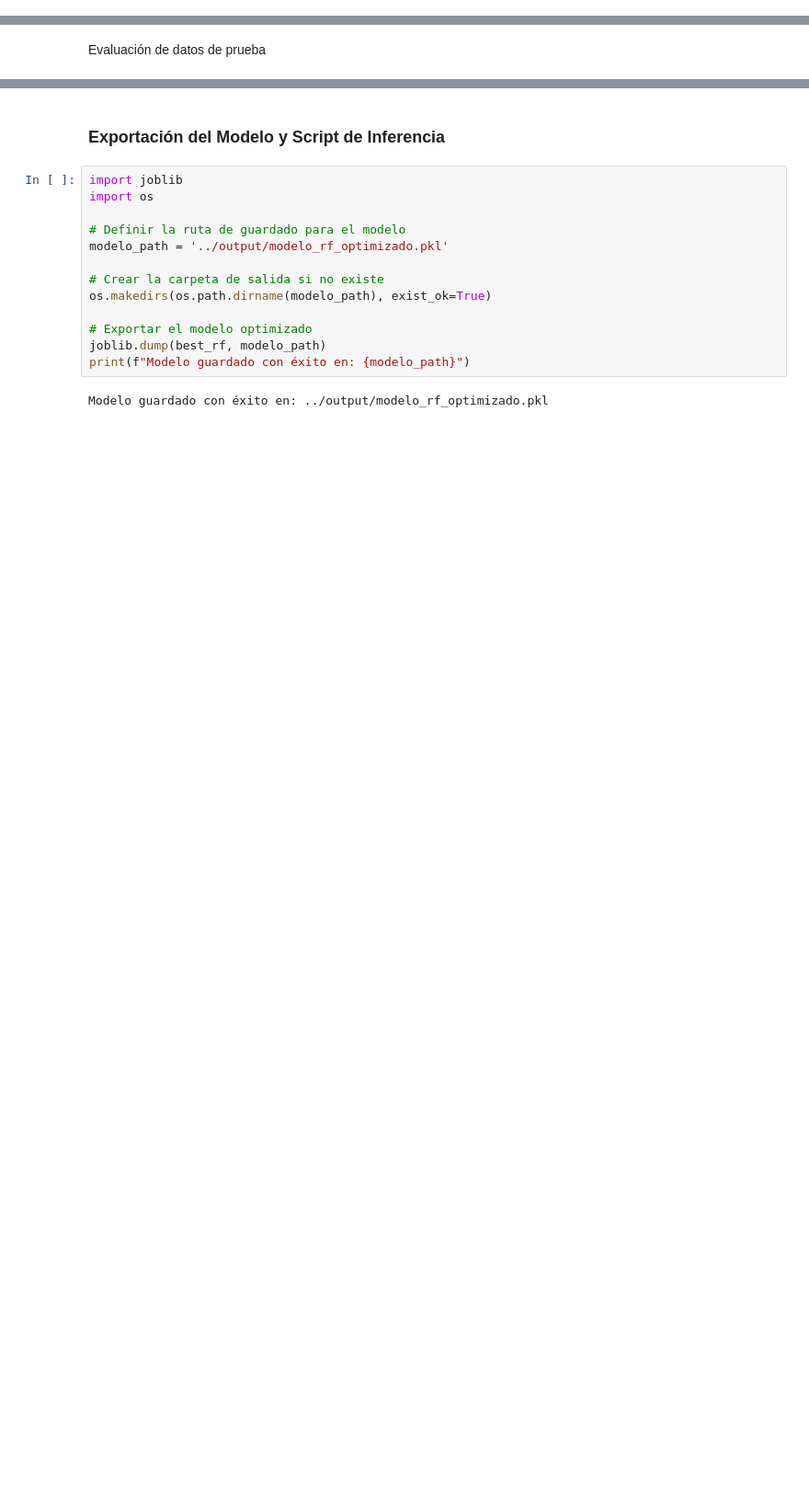
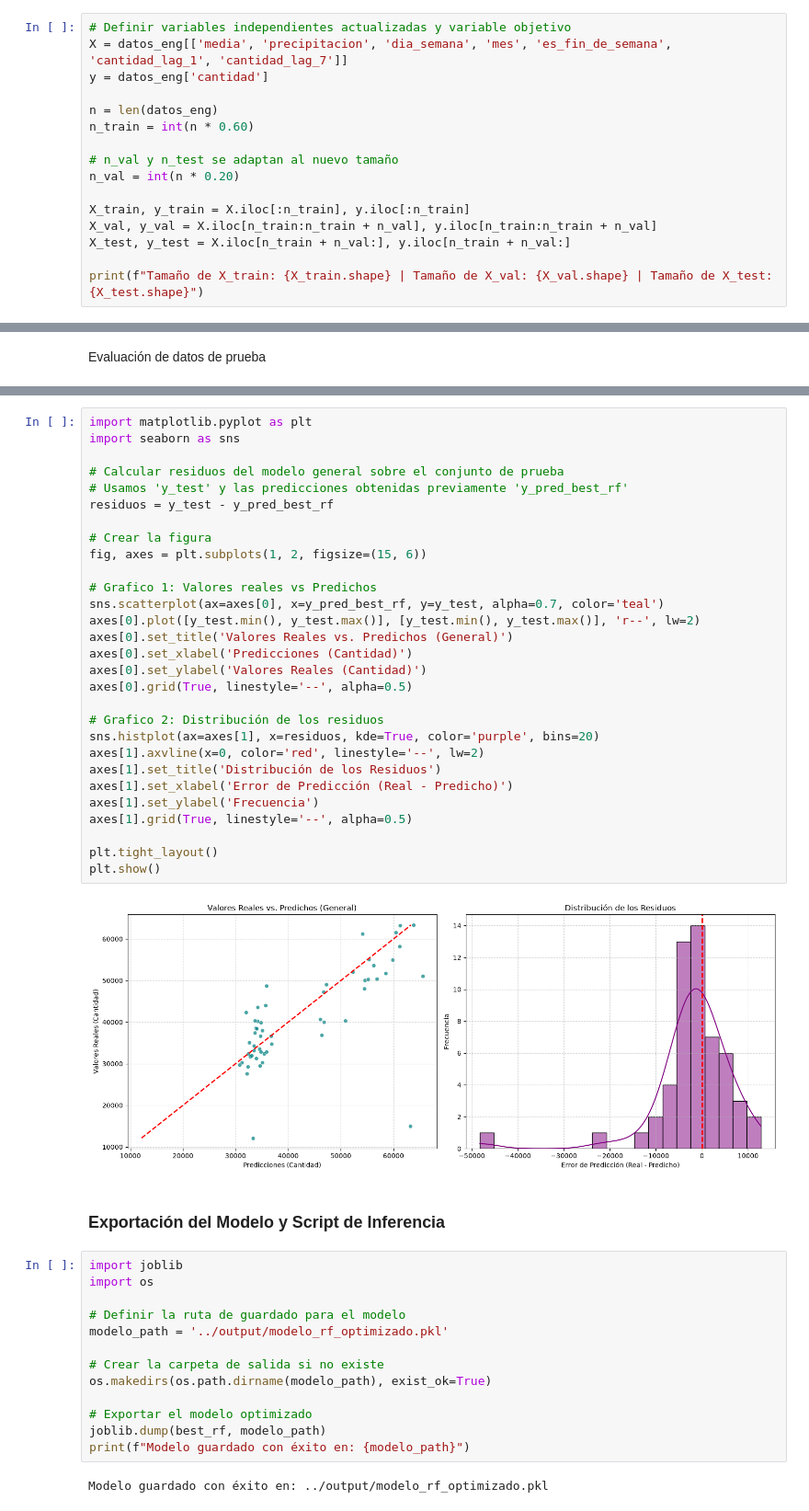
Before and after one commit to losrivarola98/Proyecto, a Jupyter notebook: notebooks/Fase 3.ipynb, the cells around one changed output, grey strips where cells are left out. Shown at 92% size. Drawn from its saved outputs; the diff is of its cells as text; blank space fills up the shorter version.

```diff
--- a/notebooks/Fase 3.ipynb
+++ b/notebooks/Fase 3.ipynb
@@ -57,0 +68,16 @@ Forma de X_train: (162, 2) | Forma de X_val: (54, 2) | Forma de X_test: (55, 2)
+# %%
+# Definir variables independientes actualizadas y variable objetivo
+X = datos_eng[['media', 'precipitacion', 'dia_semana', 'mes', 'es_fin_de_semana', 'cantidad_lag_1', 'cantidad_lag_7']]
+y = datos_eng['cantidad']
+
+n = len(datos_eng)
+n_train = int(n * 0.60)
+
+# n_val y n_test se adaptan al nuevo tamaño
+n_val = int(n * 0.20)
+
+X_train, y_train = X.iloc[:n_train], y.iloc[:n_train]
+X_val, y_val = X.iloc[n_train:n_train + n_val], y.iloc[n_train:n_train + n_val]
+X_test, y_test = X.iloc[n_train + n_val:], y.iloc[n_train + n_val:]
+
+print(f"Tamaño de X_train: {X_train.shape} | Tamaño de X_val: {X_val.shape} | Tamaño de X_test: {X_test.shape}")
@@ -321,3 +405,34 @@ plt.show()
+# %%
+import matplotlib.pyplot as plt
+import seaborn as sns
+
+# Calcular residuos del modelo general sobre el conjunto de prueba
+# Usamos 'y_test' y las predicciones obtenidas previamente 'y_pred_best_rf'
+residuos = y_test - y_pred_best_rf
+
+# Crear la figura
+fig, axes = plt.subplots(1, 2, figsize=(15, 6))
+
+# Grafico 1: Valores reales vs Predichos
+sns.scatterplot(ax=axes[0], x=y_pred_best_rf, y=y_test, alpha=0.7, color='teal')
+axes[0].plot([y_test.min(), y_test.max()], [y_test.min(), y_test.max()], 'r--', lw=2)
+axes[0].set_title('Valores Reales vs. Predichos (General)')
+axes[0].set_xlabel('Predicciones (Cantidad)')
+axes[0].set_ylabel('Valores Reales (Cantidad)')
+axes[0].grid(True, linestyle='--', alpha=0.5)
+
+# Grafico 2: Distribución de los residuos
+sns.histplot(ax=axes[1], x=residuos, kde=True, color='purple', bins=20)
+axes[1].axvline(x=0, color='red', linestyle='--', lw=2)
+axes[1].set_title('Distribución de los Residuos')
+axes[1].set_xlabel('Error de Predicción (Real - Predicho)')
+axes[1].set_ylabel('Frecuencia')
+axes[1].grid(True, linestyle='--', alpha=0.5)
+
+plt.tight_layout()
+plt.show()
+# %% [output]
+[figure, added]
 # %% [markdown]
 ### Exportación del Modelo y Script de Inferencia
 # %%
```
Also changed, not shown: parts of 29 cells of this notebook, 3 other files.
